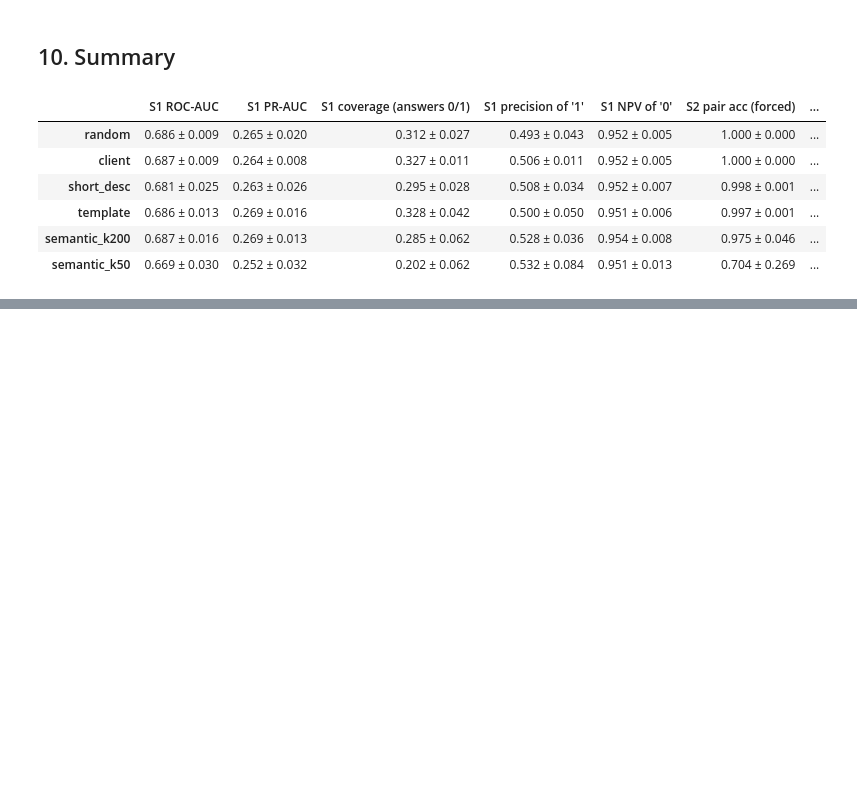
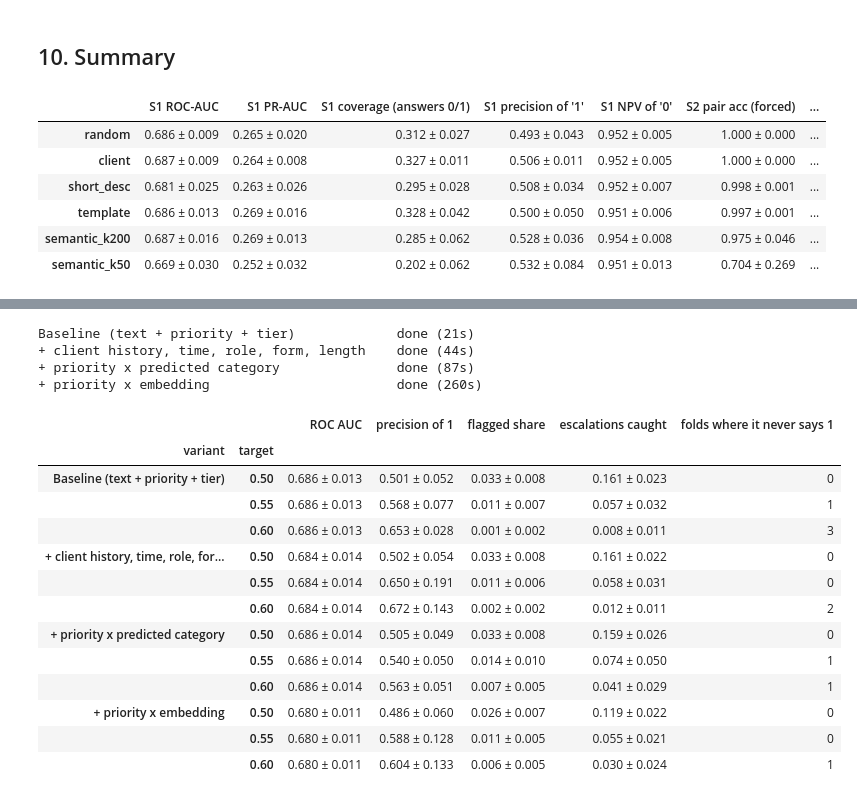
Before and after one commit to Wkangg111/BF4202-Blackrock, a Jupyter notebook: Blackrock FYP/(New) Pretrained sentence-embedding + logistic regression/escalation_category_model.ipynb, the cells around one changed output, grey strips where cells are left out. Saved outputs shown, nothing was run; the diff lists cells and outputs as text; code cells hidden in the pictures; blank space fills up the shorter version.

```diff
--- a/Blackrock FYP/(New) Pretrained sentence-embedding + logistic regression/escalation_category_model.ipynb
+++ b/Blackrock FYP/(New) Pretrained sentence-embedding + logistic regression/escalation_category_model.ipynb
@@ -888,0 +955,79 @@ summary
+# %%
+# ---- 12b. Nested CV: model variants x precision targets ----
+PREC_TARGETS = [0.50, 0.55, 0.60]
+VAR_C = [0.001, 0.003, 0.01, 0.03]   # escalation always selects small C; shorter grid keeps section 12 quick
+
+def hi_threshold(p, y, target):
+    for t in np.unique(np.quantile(p, np.linspace(0, 1, 801))):
+        m = p >= t
+        if m.sum() >= MIN_SUPPORT and y[m].mean() >= target:
+            return float(t)
+    return np.inf
+
+def nested_escalation(X, grouping=PRIMARY_GROUPING, targets=PREC_TARGETS, Cs=VAR_C):
+    rows, oof = [], np.zeros(len(new))
+    for k, (tr, te) in enumerate(split(grouping, idx_all, y_all, N_OUTER)):
+        Xtr, ytr = X[tr], y_all[tr]
+        inner = split(grouping, tr, ytr, N_INNER, SEED + 1)
+        best = None
+        for C in Cs:
+            o = np.zeros(len(tr))
+            for a, b in inner:
+                o[b] = make_lr(C).fit(Xtr[a], ytr[a]).predict_proba(Xtr[b])[:, 1]
+            ll = log_loss(ytr, o)
+            if best is None or ll < best[0]: best = (ll, C, o)
+        _, C, o = best
+        p = make_lr(C).fit(Xtr, ytr).predict_proba(X[te])[:, 1]; oof[te] = p; yt = y_all[te]
+        for t in targets:
+            th = hi_threshold(o, ytr, t); one = p >= th
+            rows.append({"fold": k, "target": t, "C": C, "cut-off": th, "ROC AUC": roc_auc_score(yt, p),
+                         "flagged share": one.mean(), "precision of 1": yt[one].mean() if one.any() else np.nan,
+                         "escalations caught": yt[one].sum() / yt.sum()})
+    return pd.DataFrame(rows), oof
+
+# category probabilities from text, out-of-fold, for the priority x category interaction
+cat_lab = new.CATEGORY.fillna("NA").to_numpy(dtype=object); cat_cls = np.unique(cat_lab)
+catP = np.zeros((len(new), len(cat_cls)))
+for tr, te in split(PRIMARY_GROUPING, idx_all, y_all, N_OUTER):
+    mc = make_lr(0.1).fit(E_new[tr], cat_lab[tr])
+    catP[np.ix_(te, np.searchsorted(cat_cls, mc.classes_))] = mc.predict_proba(E_new[te])
+pri_oh, _ = onehot(new, ["PRIORITY"])
+role_oh = (role.to_numpy(dtype=object)[:, None] == np.unique(role)[None, :]).astype(np.float32)
+X_base = np.hstack([E_new, X_struct_new])
+variants = {
+    "Baseline (text + priority + tier)": X_base,
+    "+ client history, time, role, form, length": np.hstack([X_base, F.values.astype(np.float32), role_oh]),
+    "+ priority x predicted category": np.hstack([X_base, np.einsum("ij,ik->ijk", pri_oh, catP).reshape(len(new), -1)]),
+    "+ priority x embedding": np.hstack([X_base, np.einsum("ij,ik->ijk", pri_oh, E_new).reshape(len(new), -1)]),
+}
+t0 = time.time(); v_rows, v_oof = [], {}
+for name, X in variants.items():
+    r_, v_oof[name] = nested_escalation(X); r_["variant"] = name; v_rows.append(r_)
+    print(f"{name:45s} done ({time.time() - t0:.0f}s)")
+esc_v2 = pd.concat(v_rows, ignore_index=True)
+
+def fmt(x): return f"{np.nanmean(x):.3f} ± {np.nanstd(x):.3f}"
+esc_v2_summary = esc_v2.groupby(["variant", "target"], sort=False).agg(
+    **{"ROC AUC": ("ROC AUC", fmt), "precision of 1": ("precision of 1", fmt), "flagged share": ("flagged share", fmt),
+       "escalations caught": ("escalations caught", fmt),
+       "folds where it never says 1": ("precision of 1", lambda x: int(x.isna().sum()))})
+esc_v2_summary
+# %% [output]
+Baseline (text + priority + tier)             done (21s)
++ client history, time, role, form, length    done (44s)
++ priority x predicted category               done (87s)
++ priority x embedding                        done (260s)
+|  |  | ROC AUC | precision of 1 | flagged share | escalations caught | folds where it never says 1 |
+| variant | target |  |  |  |  |  |
+| Baseline (text + priority + tier) | 0.50 | 0.686 ± 0.013 | 0.501 ± 0.052 | 0.033 ± 0.008 | 0.161 ± 0.023 | 0 |
+|  | 0.55 | 0.686 ± 0.013 | 0.568 ± 0.077 | 0.011 ± 0.007 | 0.057 ± 0.032 | 1 |
+|  | 0.60 | 0.686 ± 0.013 | 0.653 ± 0.028 | 0.001 ± 0.002 | 0.008 ± 0.011 | 3 |
+| + client history, time, role, for... | 0.50 | 0.684 ± 0.014 | 0.502 ± 0.054 | 0.033 ± 0.008 | 0.161 ± 0.022 | 0 |
+|  | 0.55 | 0.684 ± 0.014 | 0.650 ± 0.191 | 0.011 ± 0.006 | 0.058 ± 0.031 | 0 |
+|  | 0.60 | 0.684 ± 0.014 | 0.672 ± 0.143 | 0.002 ± 0.002 | 0.012 ± 0.011 | 2 |
+| + priority x predicted category | 0.50 | 0.686 ± 0.014 | 0.505 ± 0.049 | 0.033 ± 0.008 | 0.159 ± 0.026 | 0 |
+|  | 0.55 | 0.686 ± 0.014 | 0.540 ± 0.050 | 0.014 ± 0.010 | 0.074 ± 0.050 | 1 |
+|  | 0.60 | 0.686 ± 0.014 | 0.563 ± 0.051 | 0.007 ± 0.005 | 0.041 ± 0.029 | 1 |
+| + priority x embedding | 0.50 | 0.680 ± 0.011 | 0.486 ± 0.060 | 0.026 ± 0.007 | 0.119 ± 0.022 | 0 |
+|  | 0.55 | 0.680 ± 0.011 | 0.588 ± 0.128 | 0.011 ± 0.005 | 0.055 ± 0.021 | 0 |
+|  | 0.60 | 0.680 ± 0.011 | 0.604 ± 0.133 | 0.006 ± 0.005 | 0.030 ± 0.024 | 1 |
```
Also changed, not shown: parts of 13 cells of this notebook.
